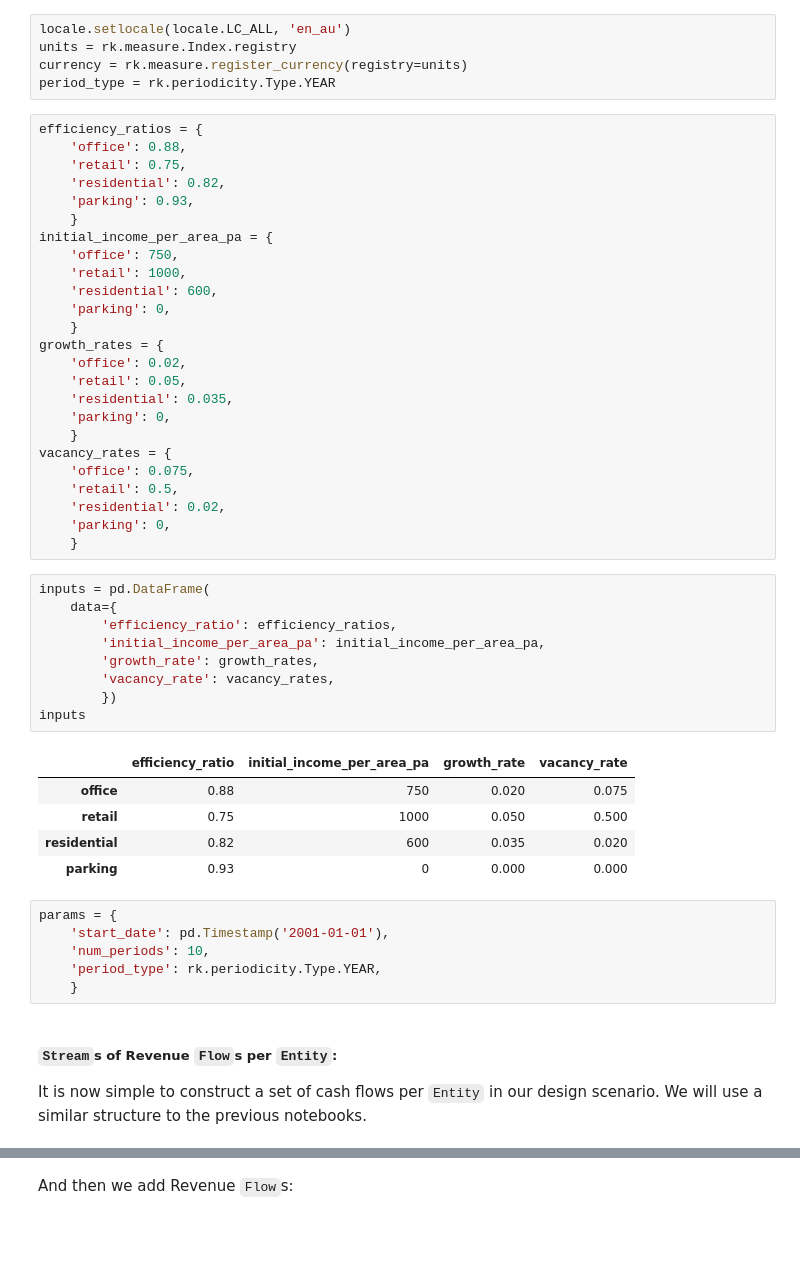
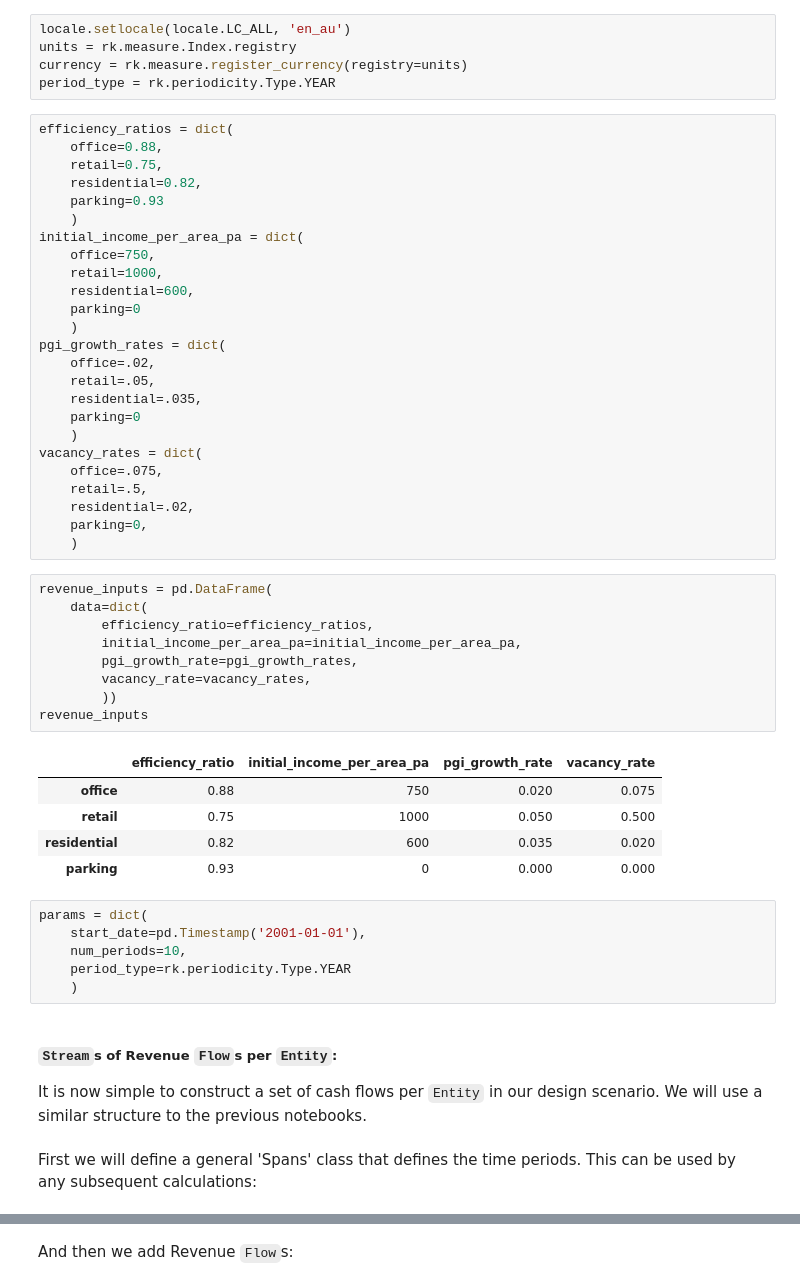
Before and after one commit to daniel-fink/rangekeeper, a Jupyter notebook: walkthrough/_build/jupyter_execute/drive_model_from_design_scenario.ipynb, the cells around one changed output, grey strips where cells are left out. Saved outputs shown, nothing was run; the diff lists cells and outputs as text; blank space fills up the shorter version.

```diff
--- a/walkthrough/_build/jupyter_execute/drive_model_from_design_scenario.ipynb
+++ b/walkthrough/_build/jupyter_execute/drive_model_from_design_scenario.ipynb
@@ -179,52 +179,55 @@ units = rk.measure.Index.registry
 currency = rk.measure.register_currency(registry=units)
 period_type = rk.periodicity.Type.YEAR
 # %%
-efficiency_ratios = {
-    'office': 0.88,
-    'retail': 0.75,
-    'residential': 0.82,
-    'parking': 0.93,
-    }
-initial_income_per_area_pa = {
-    'office': 750,
-    'retail': 1000,
-    'residential': 600,
-    'parking': 0,
-    }
-growth_rates = {
-    'office': 0.02,
-    'retail': 0.05,
-    'residential': 0.035,
-    'parking': 0,
-    }
-vacancy_rates = {
-    'office': 0.075,
-    'retail': 0.5,
-    'residential': 0.02,
-    'parking': 0,
-    }
+efficiency_ratios = dict(
+    office=0.88,
+    retail=0.75,
+    residential=0.82,
+    parking=0.93
+    )
+initial_income_per_area_pa = dict(
+    office=750,
+    retail=1000,
+    residential=600,
+    parking=0
+    )
+pgi_growth_rates = dict(
+    office=.02,
+    retail=.05,
+    residential=.035,
+    parking=0
+    )
+vacancy_rates = dict(
+    office=.075,
+    retail=.5,
+    residential=.02,
+    parking=0,
+    )
 # %%
-inputs = pd.DataFrame(
-    data={
-        'efficiency_ratio': efficiency_ratios,
-        'initial_income_per_area_pa': initial_income_per_area_pa,
-        'growth_rate': growth_rates,
-        'vacancy_rate': vacancy_rates,
-        })
-inputs
+revenue_inputs = pd.DataFrame(
+    data=dict(
+        efficiency_ratio=efficiency_ratios,
+        initial_income_per_area_pa=initial_income_per_area_pa,
+        pgi_growth_rate=pgi_growth_rates,
+        vacancy_rate=vacancy_rates,
+        ))
+revenue_inputs
 # %% [output]
-|  | efficiency_ratio | initial_income_per_area_pa | growth_rate | vacancy_rate |
+|  | efficiency_ratio | initial_income_per_area_pa | pgi_growth_rate | vacancy_rate |
 | office | 0.88 | 750 | 0.020 | 0.075 |
 | retail | 0.75 | 1000 | 0.050 | 0.500 |
 | residential | 0.82 | 600 | 0.035 | 0.020 |
 | parking | 0.93 | 0 | 0.000 | 0.000 |
 # %%
-params = {
-    'start_date': pd.Timestamp('2001-01-01'),
-    'num_periods': 10,
-    'period_type': rk.periodicity.Type.YEAR,
-    }
+params = dict(
+    start_date=pd.Timestamp('2001-01-01'),
+    num_periods=10,
+    period_type=rk.periodicity.Type.YEAR
+    )
 # %% [markdown]
 ##### `Stream`s of Revenue `Flow`s per `Entity`:
 It is now simple to construct a set of cash flows per `Entity` in our design
 scenario. We will use a similar structure to the previous notebooks.
+# %% [markdown]
+First we will define a general 'Spans' class that defines the time periods. This
+can be used by any subsequent calculations:
```
Also changed, not shown: parts of 67 cells of this notebook, 31 other files.
